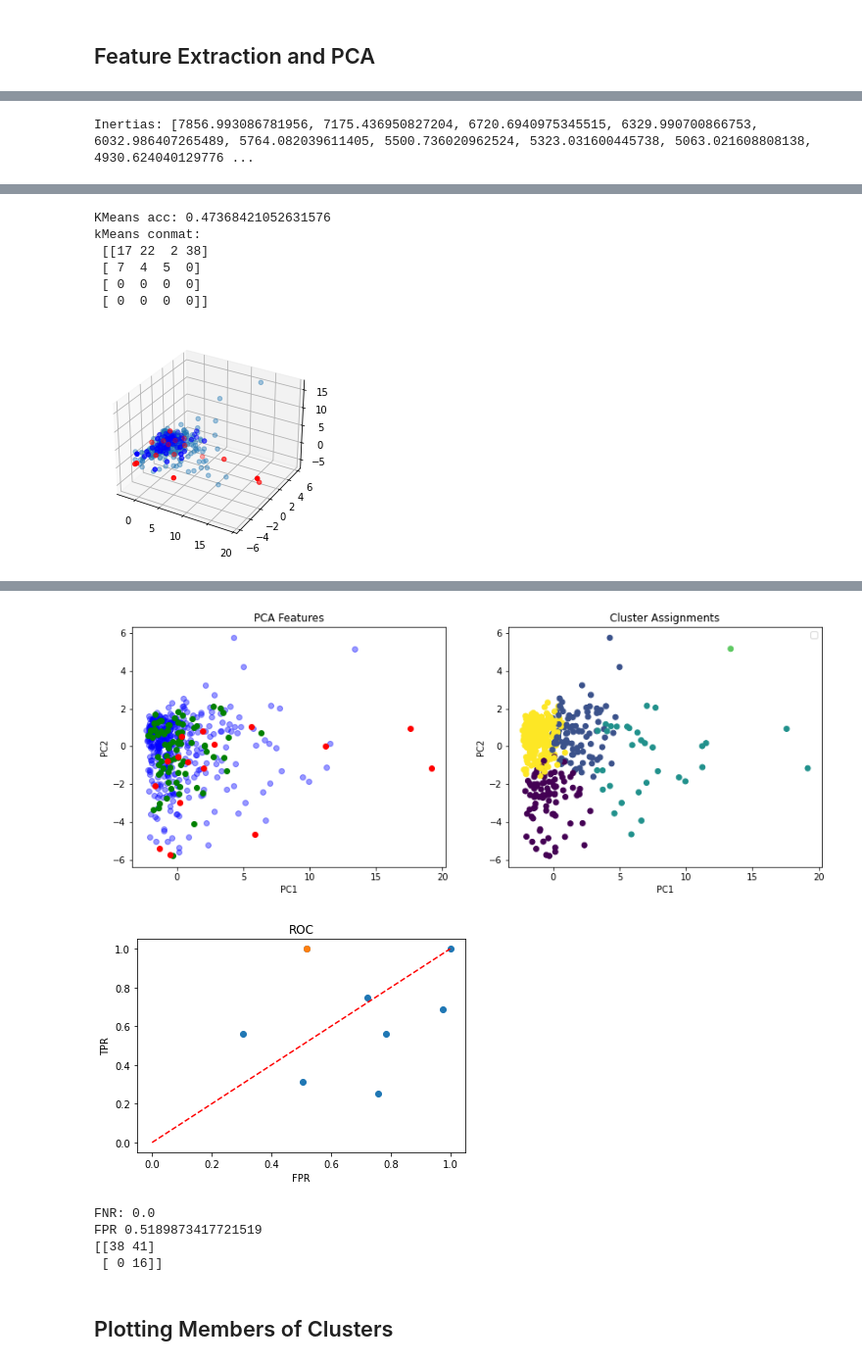
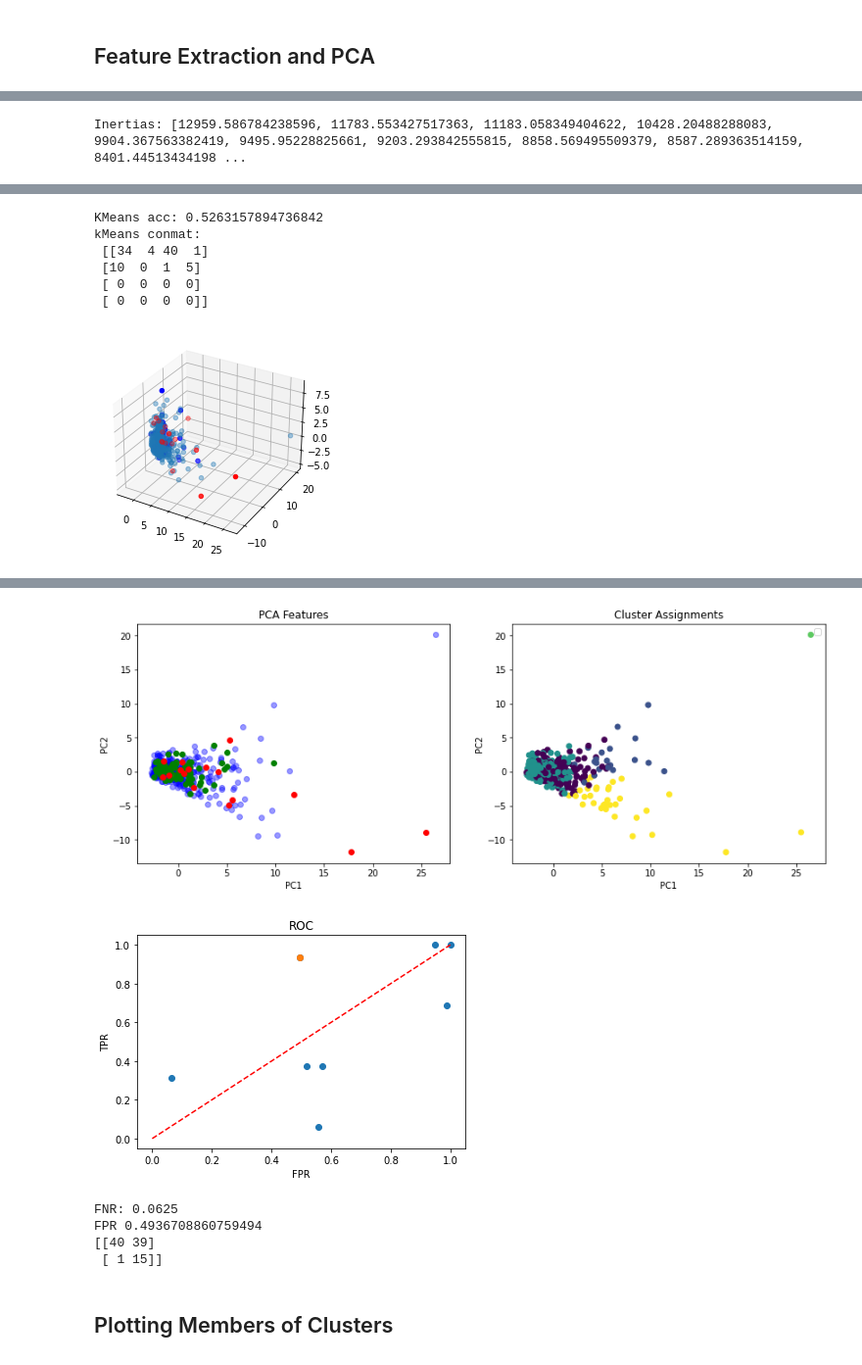
Before and after one commit to cwhite098/MDM3_Project1_Quartix, a Jupyter notebook: Data_Exploration.ipynb, the cells around one changed output, grey strips where cells are left out. Shown at 98% size. Cells and saved outputs as stored; diff of their text form; code cells hidden in the pictures.

```diff
--- a/Data_Exploration.ipynb
+++ b/Data_Exploration.ipynb
@@ -742,7 +742,8 @@ warnings.filterwarnings("ignore", category=np.VisibleDeprecationWarning)
 # Unlinked indexes for features
 unlinked_features = [4,9,10,11,12,13,14,15,16,17,18,19,20,21,22,23,24,25,26,27,28]
 
-feature_list = [0, 3, 4, 5, 8, 10, 11, 15, 16, 19, 20, 21, 22, 23, 24, 26, 27, 28, 29, 30, 31, 33, 34, 37, 38] # best features for lowest FNR
+#feature_list = [0, 3, 4, 5, 8, 10, 11, 15, 16, 19, 20, 21, 22, 23, 24, 26, 27, 28, 29, 30, 31, 33, 34, 37, 38] # best features for lowest FNR
+num_features = 39
 
 # Init scaler
 scaler = StandardScaler()
@@ -754,11 +755,16 @@ unlinked_data = load_list('pickle_data', 'unlinked_data')
 labels = np.array(get_labels(cat_data))
 
 # Get features from data and scale
-train_x = extract_features(uncat_data, feature_list)
+train_x = extract_features(uncat_data)
 train_x = scaler.fit_transform(train_x)
 
-test_x = extract_features(cat_data, feature_list)
+test_x = extract_features(cat_data)
 test_x = scaler.transform(test_x)
+
+feature_list = feature_selection(num_features, train_x)
+print(feature_list)
+train_x = train_x[:,feature_list]
+test_x = test_x[:,feature_list]
 
 # Get crashes and not crashes for plotting
 crash_ref = labels.nonzero()
@@ -825 +832 @@ print(optimal_mat)
-Inertias: [7856.993086781956, 7175.436950827204, 6720.6940975345515, 6329.990700866753, 6032.986407265489, 5764.082039611405, 5500.736020962524, 5323.031600445738, 5063.021608808138, 4930.624040129776 ...
+Inertias: [12959.586784238596, 11783.553427517363, 11183.058349404622, 10428.20488288083, 9904.367563382419, 9495.95228825661, 9203.293842555815, 8858.569495509379, 8587.289363514159, 8401.44513434198 ...
@@ -827,7 +834,7 @@ Inertias: [7856.993086781956, 7175.436950827204, 6720.6940975345515, 6329.990700
-KMeans acc: 0.47368421052631576
-kMeans conmat:
- [[17 22  2 38]
- [ 7  4  5  0]
- [ 0  0  0  0]
- [ 0  0  0  0]]
+KMeans acc: 0.5263157894736842
+kMeans conmat:
+ [[34  4 40  1]
+ [10  0  1  5]
+ [ 0  0  0  0]
+ [ 0  0  0  0]]
-[figure, old version]
+[figure, new version]
@@ -835,9 +842,9 @@ WARNING:matplotlib.legend:No handles with labels found to put in legend.
-[figure, old version]
+[figure, new version]
-[figure, old version]
+[figure, new version]
-FNR: 0.0
-FPR 0.5189873417721519
-[[38 41]
- [ 0 16]]
+FNR: 0.0625
+FPR 0.4936708860759494
+[[40 39]
+ [ 1 15]]
 # %% [markdown]
 ## Plotting Members of Clusters
 # %%
```
Also changed, not shown: parts of 8 cells of this notebook, 1 other file.
